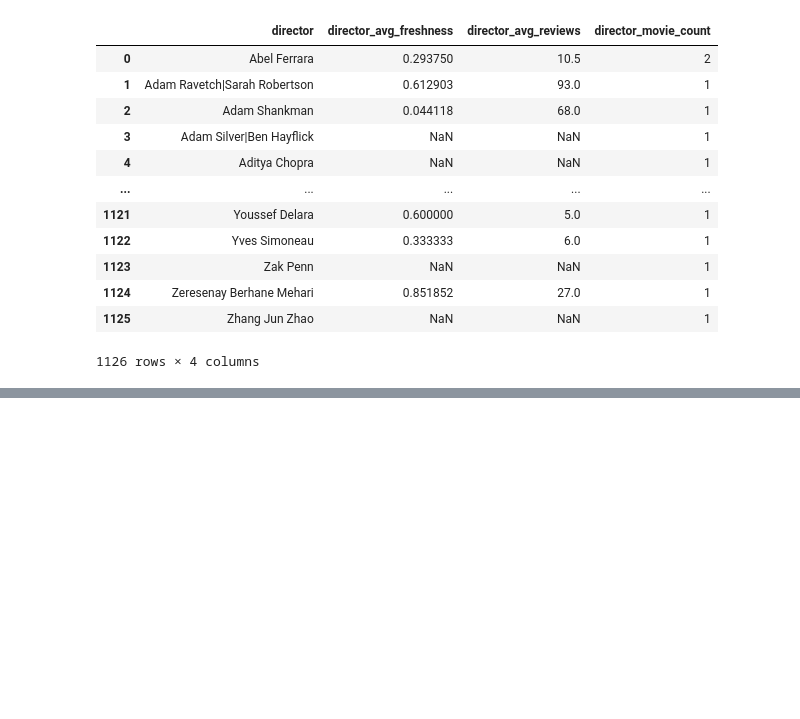
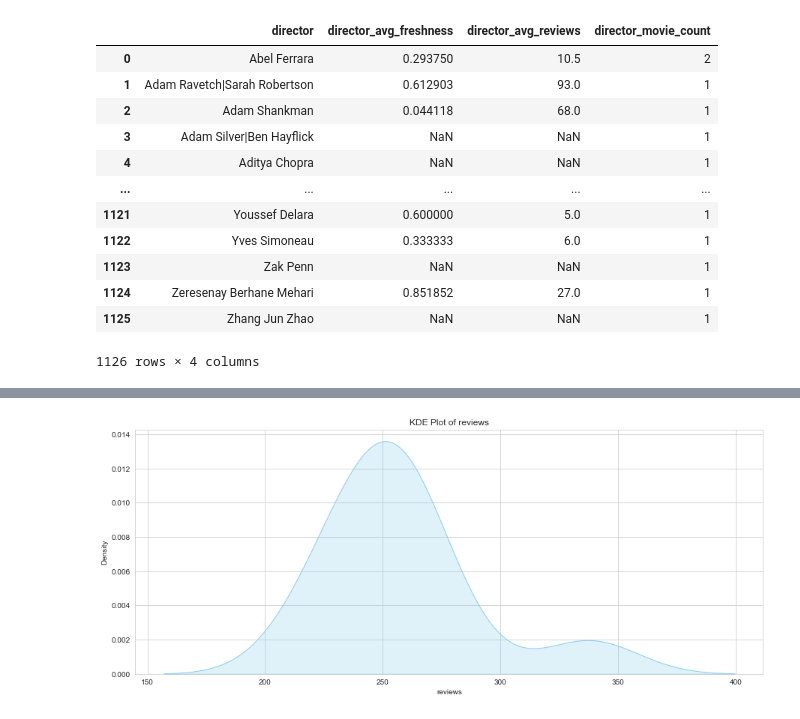
Before and after one commit to Bakley/Talanta-hela, a Jupyter notebook: notebooks/Untitled.ipynb, the cells around one changed output, grey strips where cells are left out. Cells and saved outputs as stored; diff of their text form; code cells hidden in the pictures; blank space fills up the shorter version.

```diff
--- a/notebooks/Untitled.ipynb
+++ b/notebooks/Untitled.ipynb
@@ -813,0 +974,10 @@ director_metrics
+# %%
+sns.set_style("whitegrid")
+plt.figure(figsize=(15, 6))
+sns.kdeplot(data=top_directors_by_reviews, x='director_avg_reviews', fill=True, color='skyblue')
+plt.title('KDE Plot of reviews')
+plt.xlabel('reviews')
+plt.ylabel('Density')
+plt.show()
+# %% [output]
+[figure, added]
```
Also changed, not shown: parts of 36 cells of this notebook.
